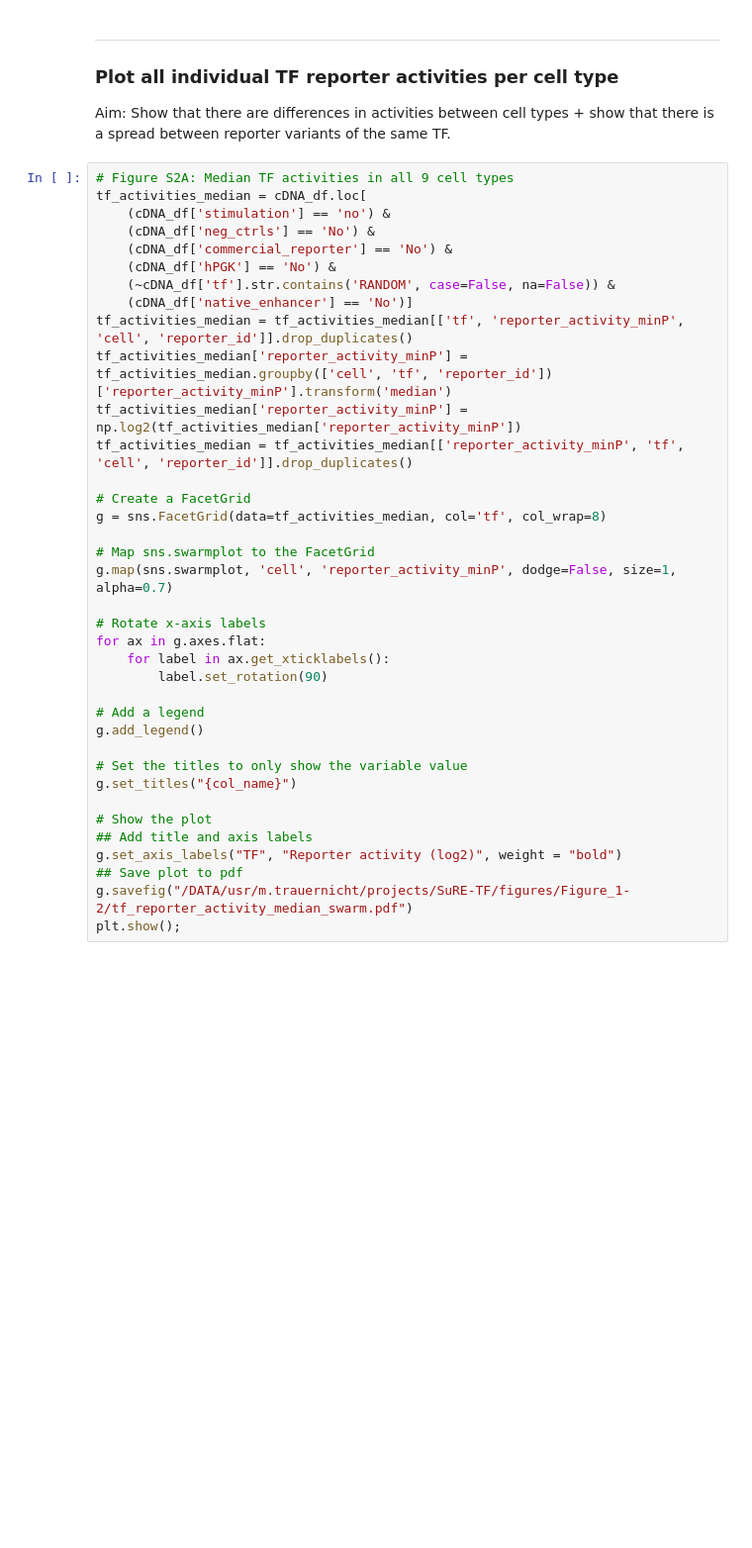
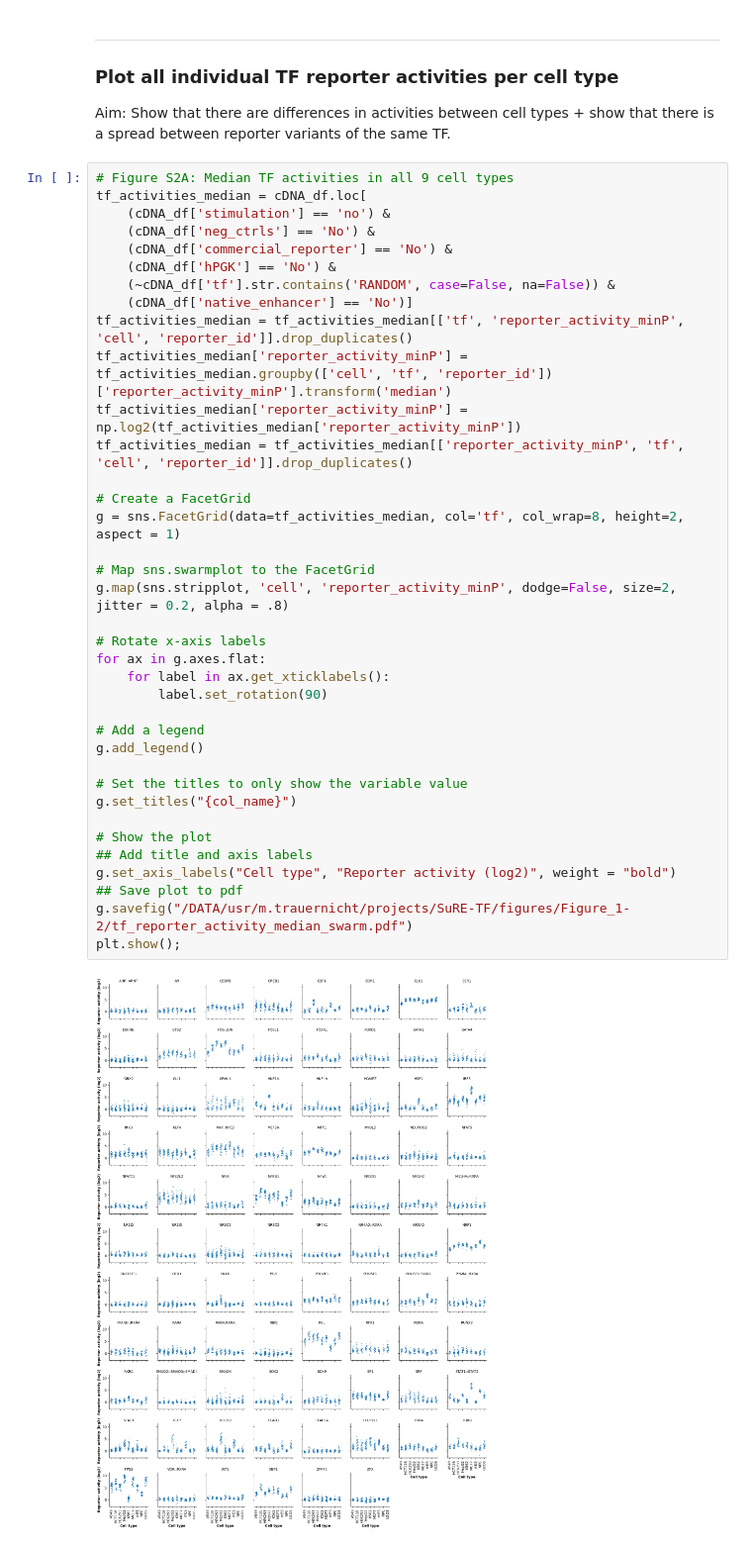
Before and after one commit to mtrauernicht/TF_MPRA, a Jupyter notebook: py_analysis/Fig_1_2_reporter_activities.ipynb, the cells around one changed output. Shown at 99% size. Drawn from its saved outputs; the diff is of its cells as text; blank space fills up the shorter version.

```diff
--- a/py_analysis/Fig_1_2_reporter_activities.ipynb
+++ b/py_analysis/Fig_1_2_reporter_activities.ipynb
@@ -184,33 +184,35 @@ tf_activities_median = cDNA_df.loc[
     (cDNA_df['neg_ctrls'] == 'No') &
     (cDNA_df['commercial_reporter'] == 'No') &
     (cDNA_df['hPGK'] == 'No') &
     (~cDNA_df['tf'].str.contains('RANDOM', case=False, na=False)) &
     (cDNA_df['native_enhancer'] == 'No')]
 tf_activities_median = tf_activities_median[['tf', 'reporter_activity_minP', 'cell', 'reporter_id']].drop_duplicates()
 tf_activities_median['reporter_activity_minP'] = tf_activities_median.groupby(['cell', 'tf', 'reporter_id'])['reporter_activity_minP'].transform('median')
 tf_activities_median['reporter_activity_minP'] = np.log2(tf_activities_median['reporter_activity_minP'])
 tf_activities_median = tf_activities_median[['reporter_activity_minP', 'tf', 'cell', 'reporter_id']].drop_duplicates()
 
 # Create a FacetGrid
-g = sns.FacetGrid(data=tf_activities_median, col='tf', col_wrap=8)
+g = sns.FacetGrid(data=tf_activities_median, col='tf', col_wrap=8, height=2, aspect = 1)
 
 # Map sns.swarmplot to the FacetGrid
-g.map(sns.swarmplot, 'cell', 'reporter_activity_minP', dodge=False, size=1, alpha=0.7)
+g.map(sns.stripplot, 'cell', 'reporter_activity_minP', dodge=False, size=2, jitter = 0.2, alpha = .8)
 
 # Rotate x-axis labels
 for ax in g.axes.flat:
     for label in ax.get_xticklabels():
         label.set_rotation(90)
 
 # Add a legend
 g.add_legend()
 
 # Set the titles to only show the variable value
 g.set_titles("{col_name}")
 
 # Show the plot
 ## Add title and axis labels
-g.set_axis_labels("TF", "Reporter activity (log2)", weight = "bold")
+g.set_axis_labels("Cell type", "Reporter activity (log2)", weight = "bold")
 ## Save plot to pdf
 g.savefig("/DATA/usr/m.trauernicht/projects/SuRE-TF/figures/Figure_1-2/tf_reporter_activity_median_swarm.pdf")
 plt.show();
+# %% [output]
+[figure, added]
```
Also changed, not shown: parts of 3 cells of this notebook, 4 other files.
